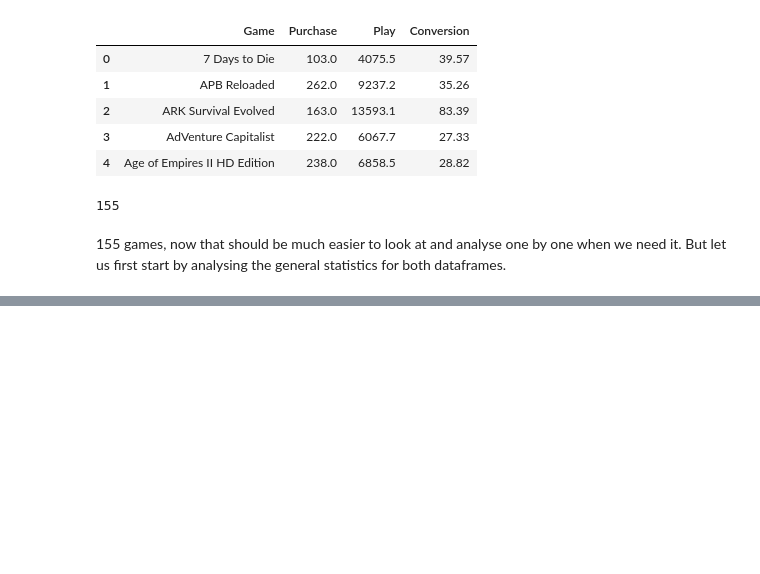
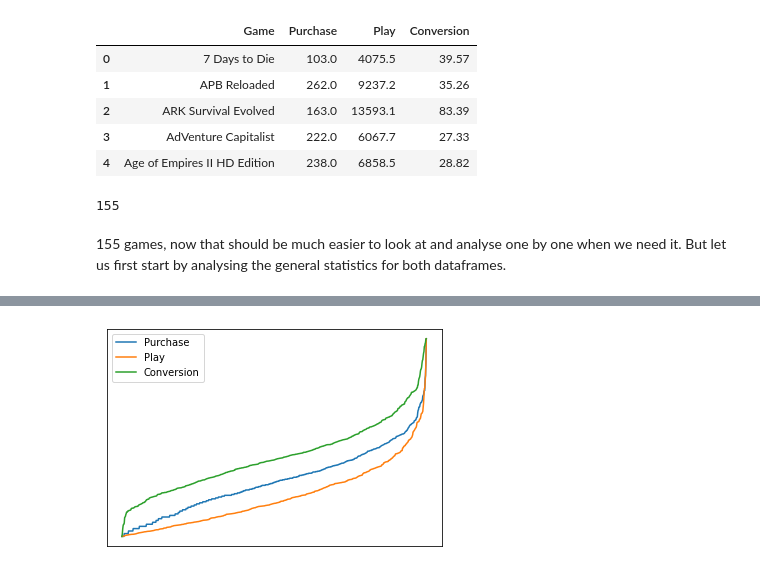
Before and after one commit to Dark-Hobbit/steam, a Jupyter notebook: kaggle_1.ipynb, the cells around one changed output, grey strips where cells are left out. Drawn from its saved outputs; the diff is of its cells as text; code cells hidden in the pictures; blank space fills up the shorter version.

Commit message:
Working on first Kaggle dataset
Added plots to demonstrate the difference in behaviour between different parametres we have for the games.

```diff
--- a/kaggle_1.ipynb
+++ b/kaggle_1.ipynb
@@ -228,0 +231,20 @@ In 'Football Manager', you do not need to actively interact with the game all th
+# %%
+def plot_ascending(df):
+    name = df.name
+    values = df.sort_values()
+    values.reset_index(drop=True, inplace=True)
+
+    # Rescaling the values to compare graphs with each other.
+    values = np.log(values + 1)
+    values = (values - values.min()) / (values.max() - values.min())
+    plt.plot(values, label=name)
+# %%
+for column in summary.columns[1:]:
+    plot_ascending(summary[column])
+
+plt.xticks([])
+plt.yticks([])
+plt.legend()
+plt.show()
+# %% [output]
+[figure, added]
```
Also changed, not shown: parts of 24 cells of this notebook.
